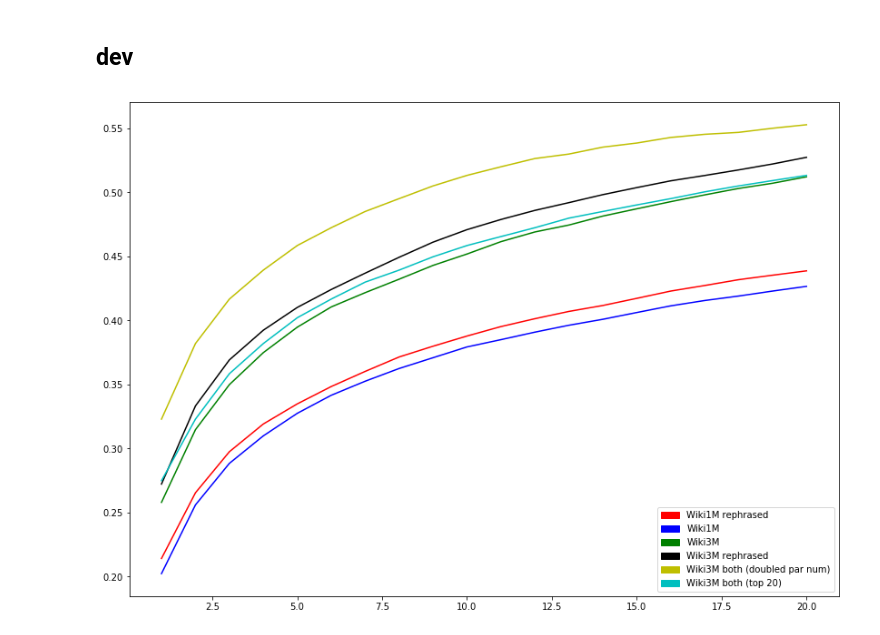
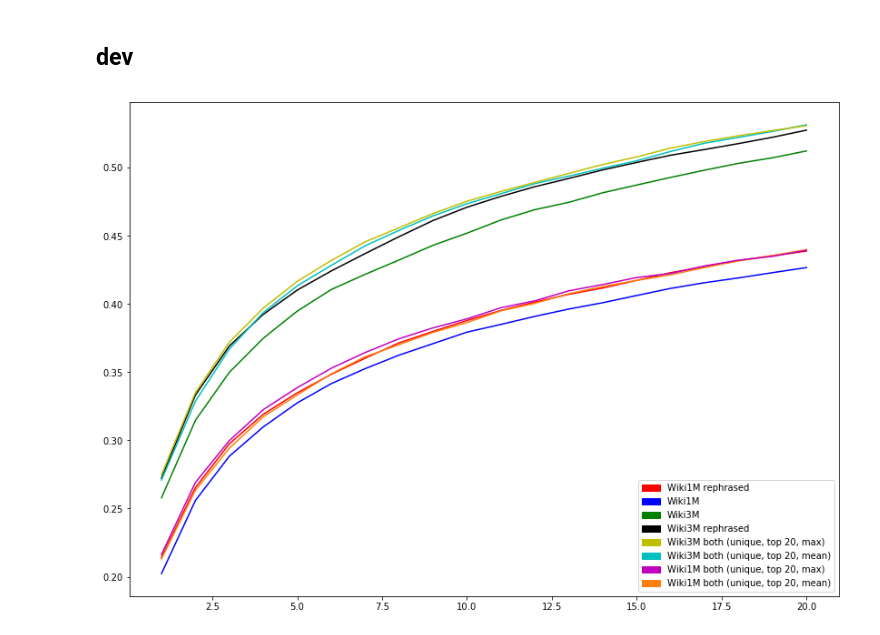
Before and after one commit to maciek16180/masters_thesis, a Jupyter notebook: SQuAD/notebooks/indexer_check.ipynb, the cells around one changed output. Cells and saved outputs as stored; diff of their text form; code cells hidden in the pictures.

```diff
--- a/SQuAD/notebooks/indexer_check.ipynb
+++ b/SQuAD/notebooks/indexer_check.ipynb
@@ -136,25 +144,56 @@ res203Mboth_all = dev_recall(wiki_pars)
-# %%
-res203Mboth = res203Mboth_all[:20]
-res203Mboth_all = [res203Mboth_all[i] for i in range(1, 40, 2)]
+# %%
+wiki_pars = []
+
+for i in range(len(wiki_pars1)):
+    wiki_pars.append(sorted(unique_pars(
+        wiki_pars1[i] + wiki_pars2[i], fn=lambda l: max(l)), reverse=True))
+
+res203Mboth_max = dev_recall(wiki_pars)[:20]
+# %%
+with open('/pio/data/data/squad/other/pars.dev.wiki1M.20.rephrase2.json') as f:
+    wiki_pars1 = json.load(f)
+
+with open('/pio/data/data/squad/other/pars.dev.wiki1M.20.norephrase.json') as f:
+    wiki_pars2 = json.load(f)
+
+wiki_pars = []
+
+for i in range(len(wiki_pars1)):
+    wiki_pars.append(sorted(unique_pars(wiki_pars1[i] + wiki_pars2[i]), reverse=True))
+
+res201Mboth = dev_recall(wiki_pars)[:20]
+# %%
+wiki_pars = []
+
+for i in range(len(wiki_pars1)):
+    wiki_pars.append(sorted(unique_pars(
+        wiki_pars1[i] + wiki_pars2[i], fn=lambda l: max(l)), reverse=True))
+
+res201Mboth_max = dev_recall(wiki_pars)[:20]
 # %%
 plt.figure(figsize=(14, 10))
 
 # plt.xticks(np.arange(min(pos_found), max(pos_found)+1, 1000.0))
 plt.plot(range(1,21), res20reph, 'r')
 plt.plot(range(1,21), res20, 'b')
 plt.plot(range(1,21), res203M, 'g')
 plt.plot(range(1,21), res20reph3M, 'k')
-plt.plot(range(1,21), res203Mboth_all, 'y')
+# plt.plot(range(1,21), res203Mboth_all, 'y')
 plt.plot(range(1,21), res203Mboth, 'c')
+plt.plot(range(1,21), res203Mboth_max, 'y')
+plt.plot(range(1,21), res201Mboth, 'tab:orange')
+plt.plot(range(1,21), res201Mboth_max, 'm')
 
 
 p1 = mpatches.Patch(color='r', label='Wiki1M rephrased')
 p2 = mpatches.Patch(color='b', label='Wiki1M')
 p3 = mpatches.Patch(color='g', label='Wiki3M')
 p4 = mpatches.Patch(color='k', label='Wiki3M rephrased')
-p5 = mpatches.Patch(color='y', label='Wiki3M both (doubled par num)')
-p6 = mpatches.Patch(color='c', label='Wiki3M both (top 20)')
-plt.legend(handles=[p1, p2, p3, p4, p5, p6], loc=4)
+p5 = mpatches.Patch(color='y', label='Wiki3M both (unique, top 20, max)')
+p6 = mpatches.Patch(color='c', label='Wiki3M both (unique, top 20, mean)')
+p7 = mpatches.Patch(color='m', label='Wiki1M both (unique, top 20, max)')
+p8 = mpatches.Patch(color='tab:orange', label='Wiki1M both (unique, top 20, mean)')
+plt.legend(handles=[p1, p2, p3, p4, p5, p6, p7, p8], loc=4)
 plt.savefig('/pio/scratch/1/i258346/indexer_squad_dev.png')
 # %% [output]
-[figure, old version]
+[figure, new version]
```
Also changed, not shown: parts of 3 cells of this notebook, 2 other files.
